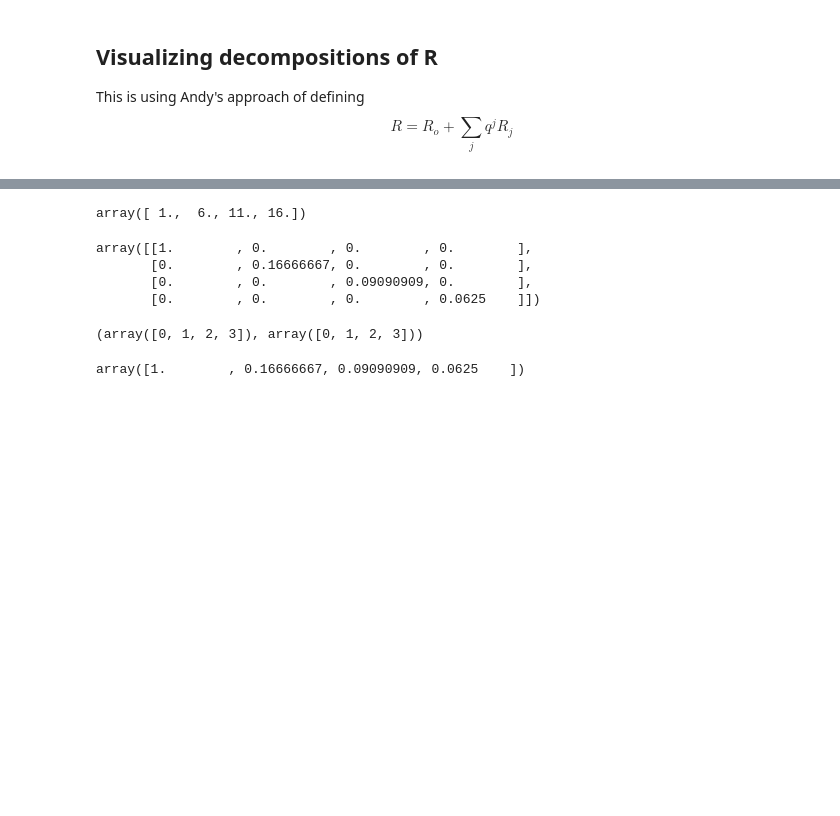
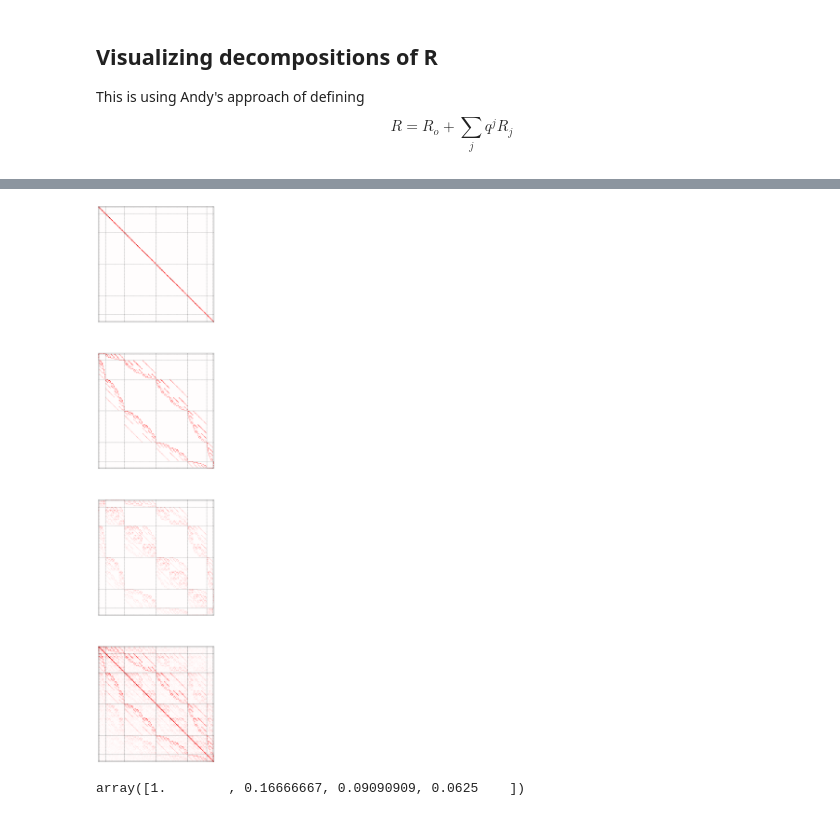
Before and after one commit to peterse/perturbative_readout_correction, a Jupyter notebook: visualize_rj.ipynb, the cells around one changed output, grey strips where cells are left out. Saved outputs shown, nothing was run; the diff lists cells and outputs as text; code cells hidden in the pictures; blank space fills up the shorter version.

```diff
--- a/visualize_rj.ipynb
+++ b/visualize_rj.ipynb
@@ -73,4 +39,0 @@ A = np.arange(1,17, dtype=float).reshape((4,4))
-# %%
-np.diag(A)
-# %% [output]
-array([ 1.,  6., 11., 16.])
@@ -80,14 +40,39 @@ temp[np.diag_indices(4)] = np.reciprocal(np.diag(A))
-# %%
-temp
-# %% [output]
-array([[1.        , 0.        , 0.        , 0.        ],
-       [0.        , 0.16666667, 0.        , 0.        ],
-       [0.        , 0.        , 0.09090909, 0.        ],
-       [0.        , 0.        , 0.        , 0.0625    ]])
-# %%
-np.diag_indices(4)
-# %% [output]
-(array([0, 1, 2, 3]), array([0, 1, 2, 3]))
+# %%
+qfixed = 0.4
+n = 7
+d = 1 << n
+stop = 3
+R = response_matrix.generate_characteristic_R(qfixed, n)
+R += 0.005 * np.random.random(size=R.shape)
+
+
+
+
+fig, axes = plt.subplots(stop+1, 1, figsize=(10, 50))
+for w in range(n+1):
+
+    if w > stop:
+        break
+
+    R_w = np.zeros((d, d))
+    for i in range(d):
+        for j in range(d):
+            if utils.distance(i,j) == w:
+                R_w[i,j] = R[i,j]
+    viz.u_imshow(R_w, n, ax=axes[w], sort_by_weight=True, cmap='seismic', vmin=-R.max(), vmax=R.max())
+
+
+viz.u_imshow(R, n, ax=axes[-1], sort_by_weight=True, cmap='seismic', vmin=-R.max(), vmax=R.max())
+
+for ax in axes:
+    ax.set_xticklabels([])
+    ax.set_yticklabels([])
+    ax.set_xticks([])
+    ax.set_yticks([])
+
+plt.savefig("figures/Rj_progression.svg")
+# %% [output]
+[figure, added]
 # %%
 np.reciprocal(np.diag(A))
 # %% [output]
```
Also changed, not shown: parts of 8 cells of this notebook, 7 other files.
